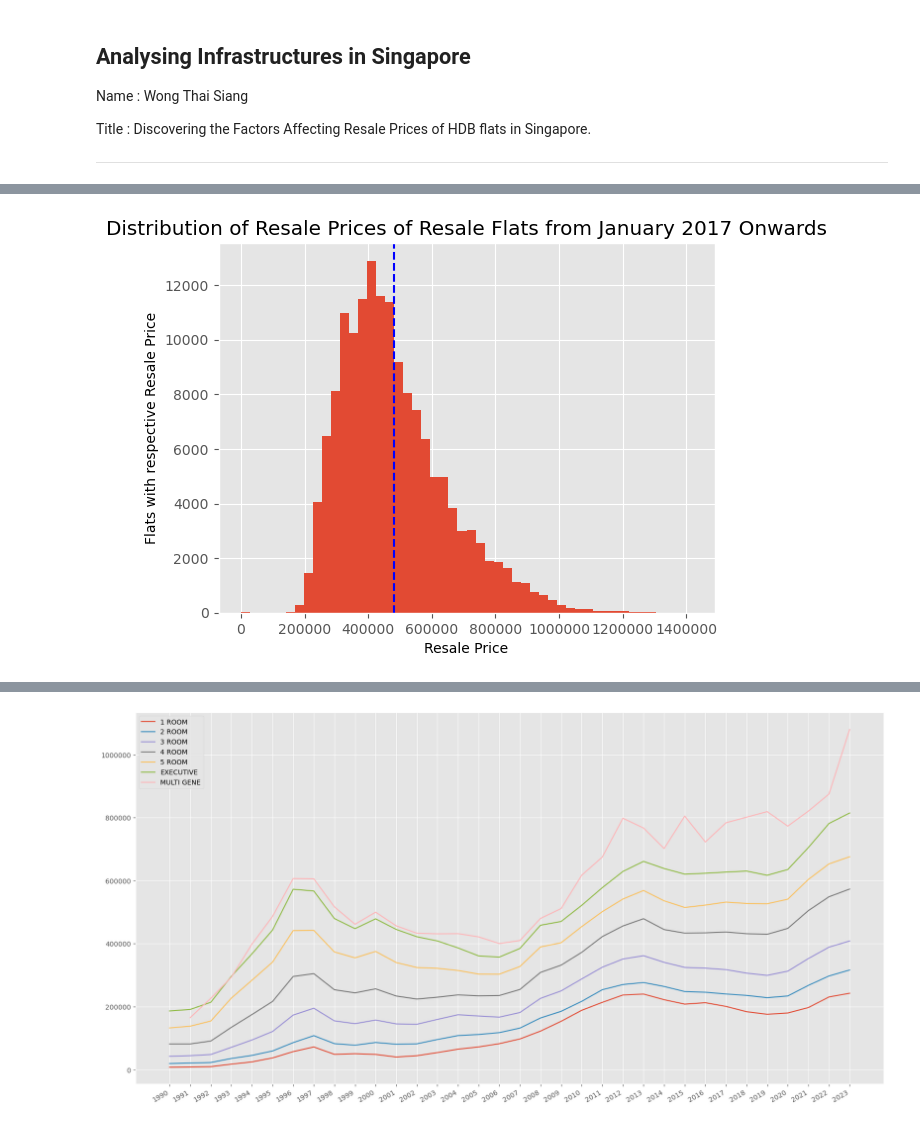
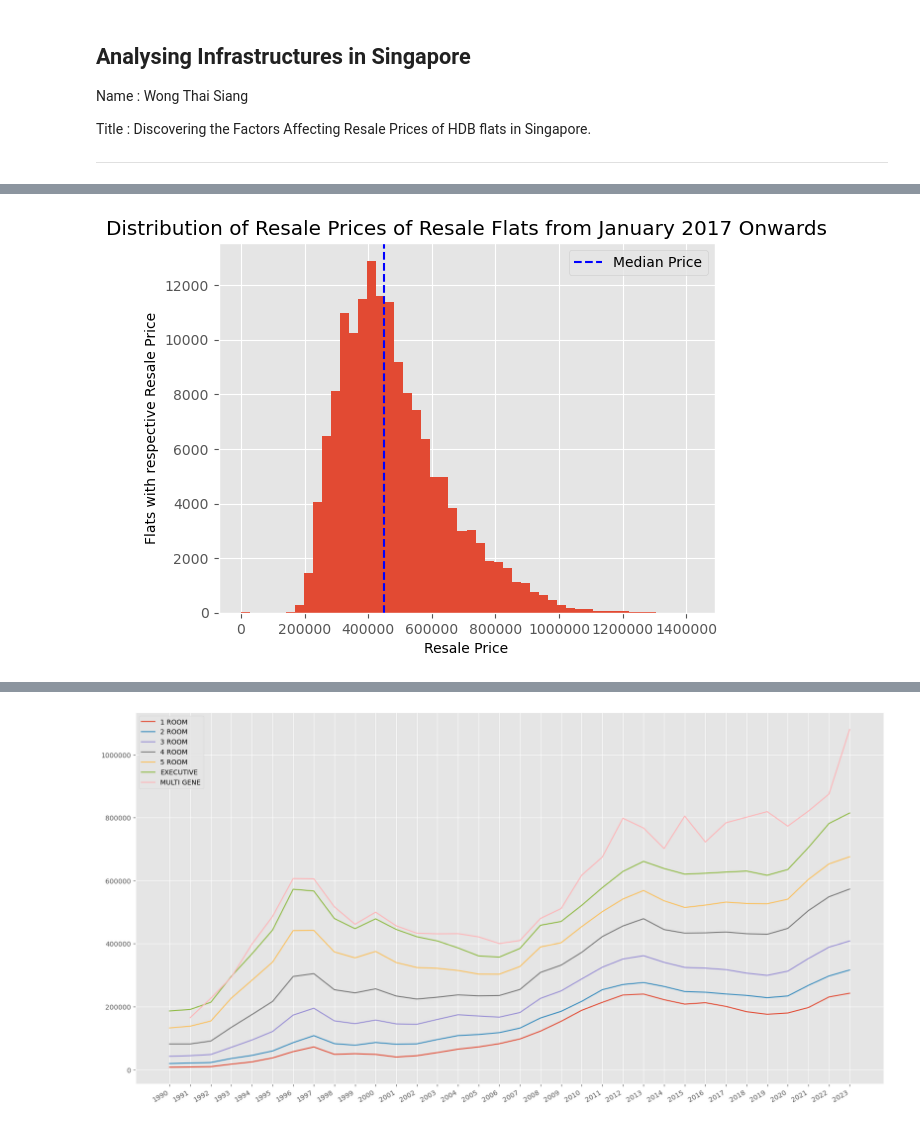
Before and after one commit to Kellories/PDS-CA01, a Jupyter notebook: CA01.ipynb, the cells around one changed output, grey strips where cells are left out. Drawn from its saved outputs; the diff is of its cells as text; code cells hidden in the pictures.

```diff
--- a/CA01.ipynb
+++ b/CA01.ipynb
@@ -15,20 +17,20 @@ import matplotlib.pyplot as plt
 # %%
 
 
 
 data = np.genfromtxt("./datasets/resale-flat-prices-based-on-registration-date-from-jan-2017-onwards.csv",
                      dtype = ['U10', 'U20',  'U10',  'i8', 'U50', 'U10',  'i4',  'U20', 'i8',  'U20',  'i8'], delimiter=",",names=True)
 price = data[:]["resale_price"]
 
 plt.title('Distribution of Resale Prices of Resale Flats from January 2017 Onwards')
 plt.ylabel('Flats with respective Resale Price')
 plt.xlabel("Resale Price")
 plt.style.use("ggplot")
 plt.hist(price, bins =50)
 plt.ticklabel_format(style='plain', axis='x')
-avg_price = price.mean()
-plt.axvline(avg_price, color='b', linestyle='--', label="Mean")
-
+avg_price = np.median(price)
+plt.axvline(avg_price, color='b', linestyle='--', label="Median Price")
+plt.legend()
 plt.show()
 # %% [output]
-[figure, old version]
+[figure, new version]
```
Also changed, not shown: parts of 7 cells of this notebook.
